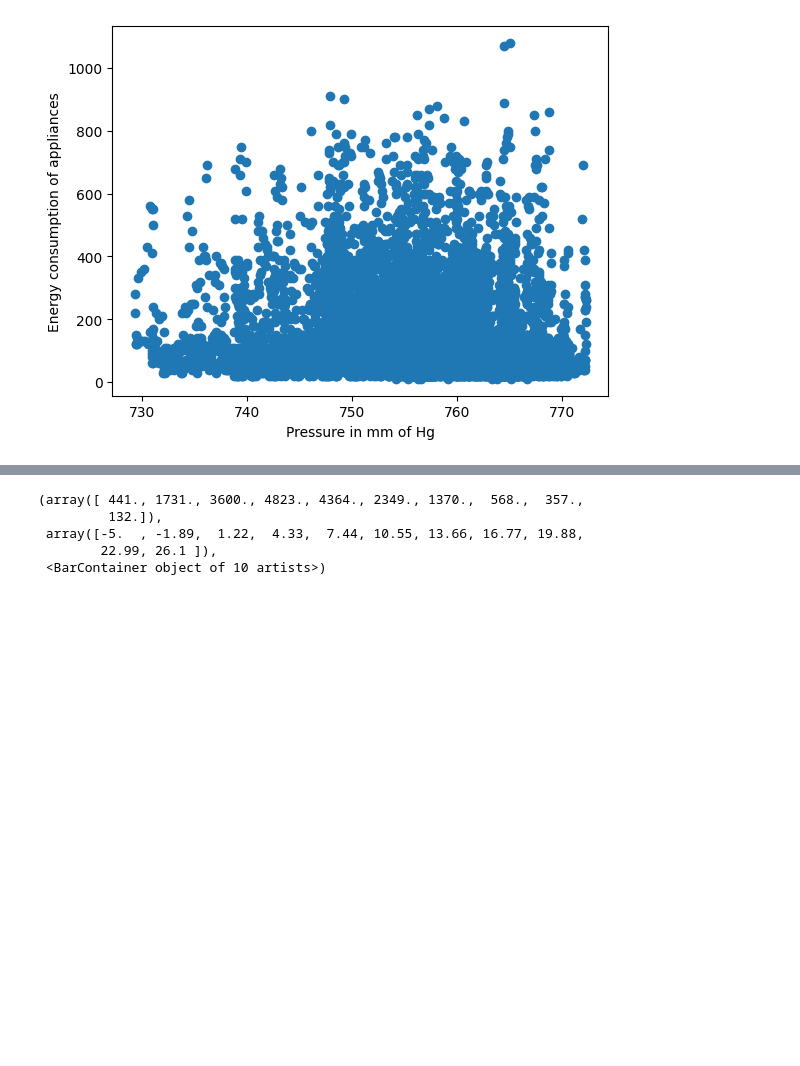
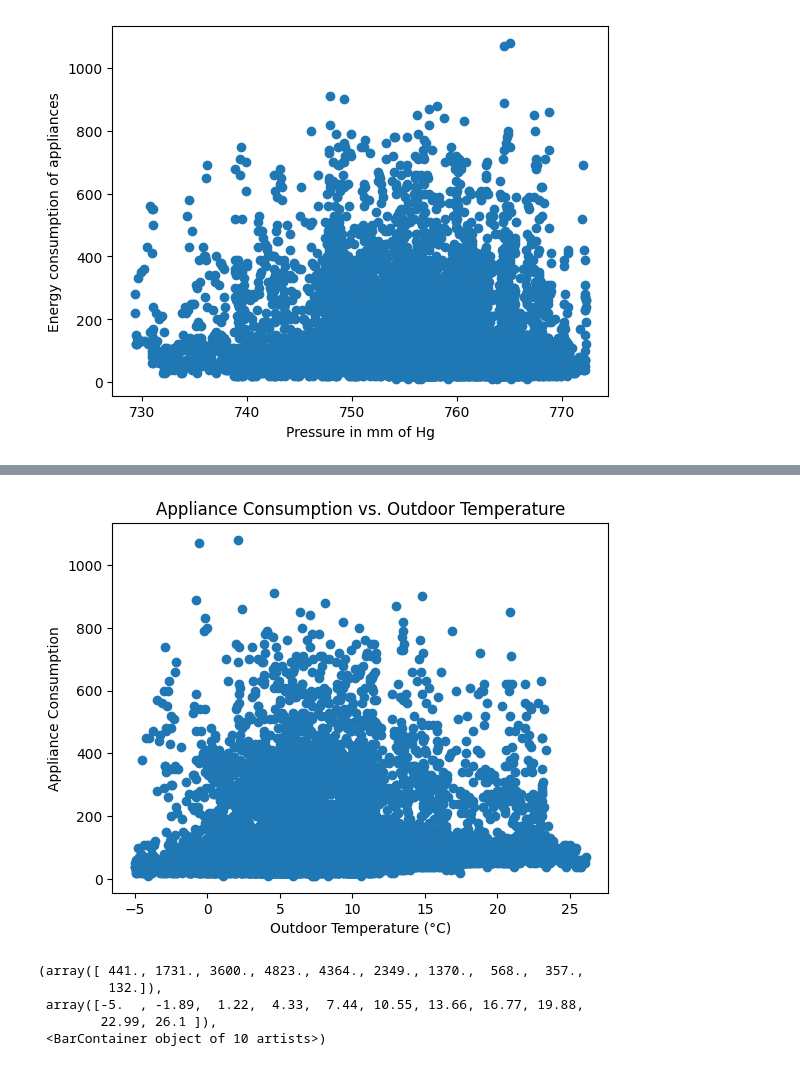
Before and after one commit to theokunj/practice, a Jupyter notebook: ME592_hw1_2_2.ipynb, the cells around one changed output, grey strips where cells are left out. Drawn from its saved outputs; the diff is of its cells as text; code cells hidden in the pictures; blank space fills up the shorter version.

```diff
--- a/ME592_hw1_2_2.ipynb
+++ b/ME592_hw1_2_2.ipynb
@@ -160,3 +165,13 @@ Text(0, 0.5, 'Energy consumption of appliances')
+# %%
+import matplotlib.pyplot as plt
+plt.figure()
+plt.scatter(temp_out, appl_consume)
+plt.xlabel('Outdoor Temperature (°C)')
+plt.ylabel('Appliance Consumption')
+plt.title('Appliance Consumption vs. Outdoor Temperature')
+plt.show()
+# %% [output]
+[figure, added]
 # %%
 #plot temp vs energy
 temp_out = data.T_out.values
```
Also changed, not shown: parts of 2 cells of this notebook.
